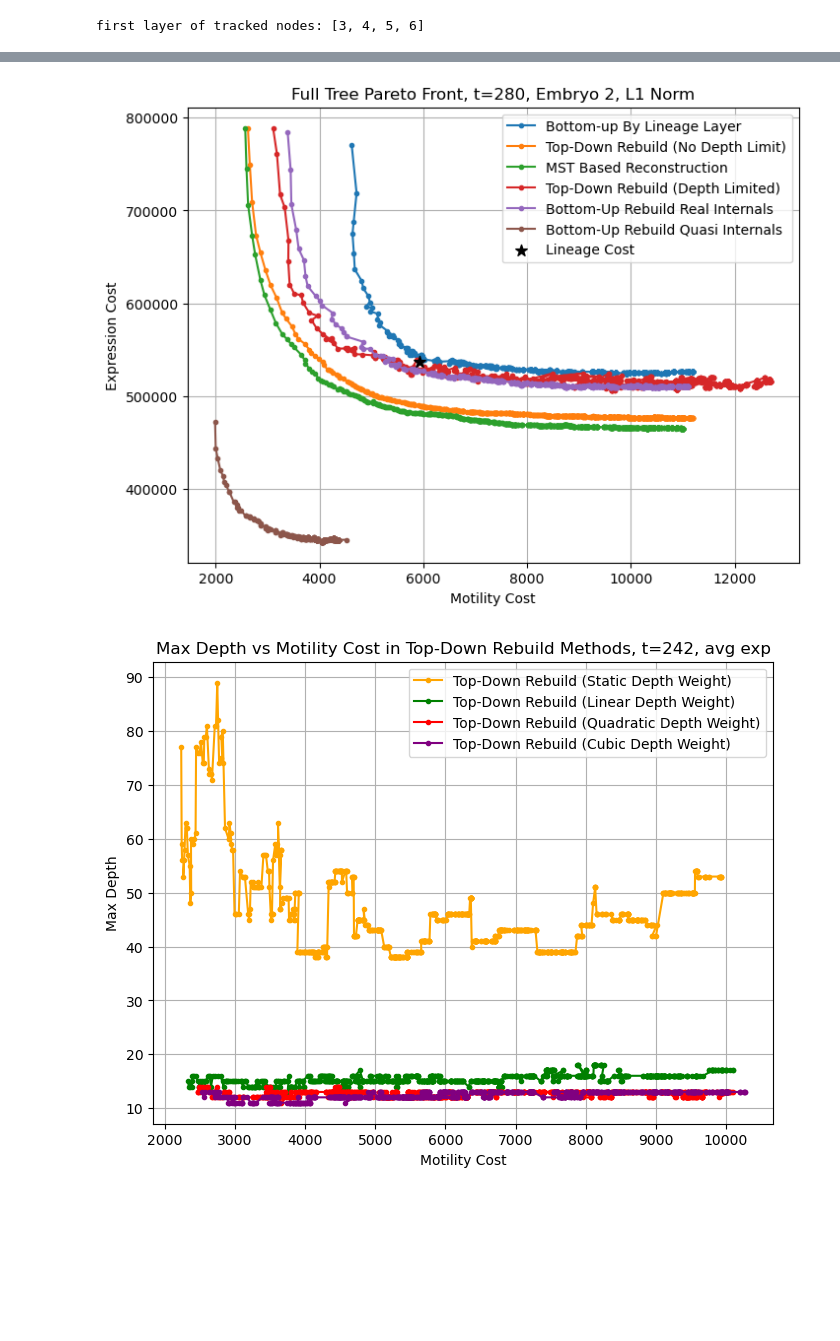
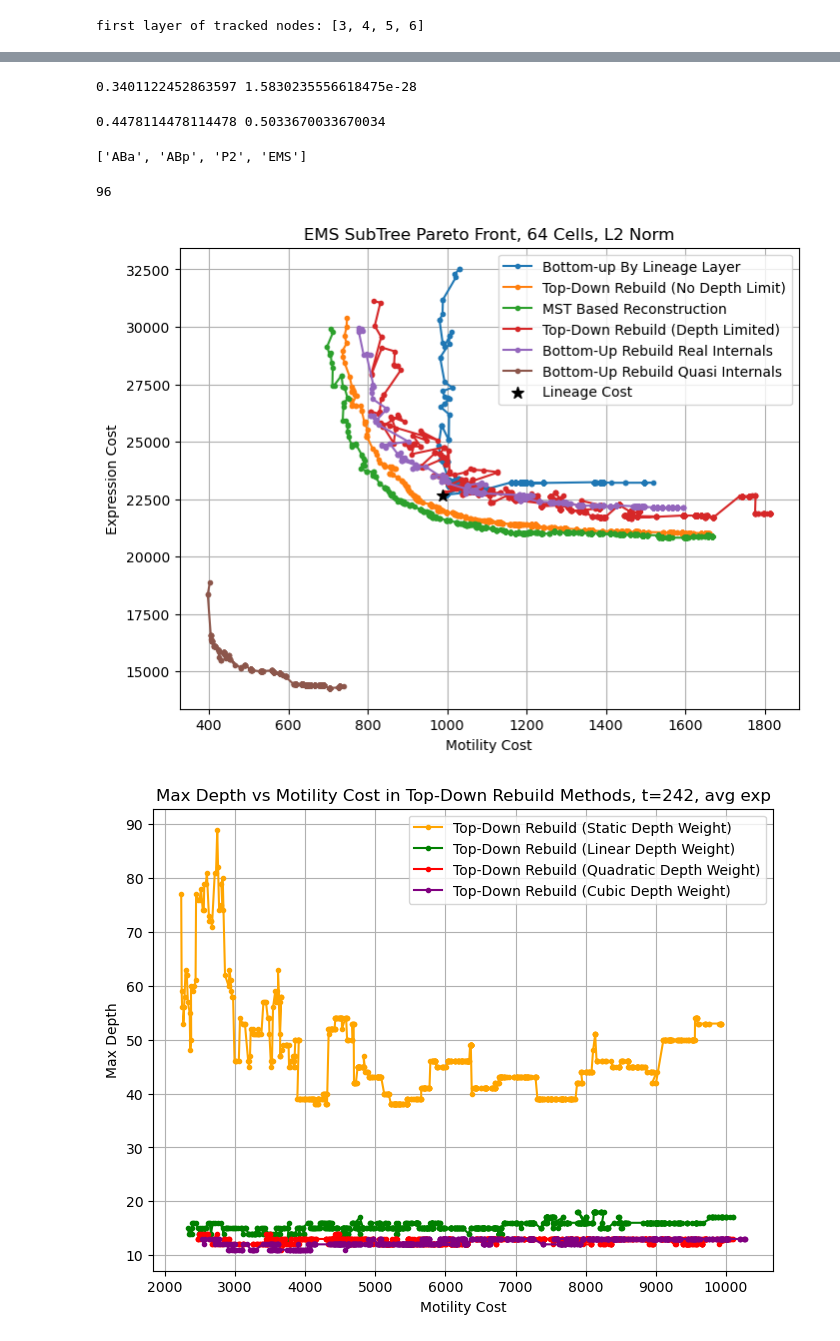
Before and after one commit to IcyFermion/embryogenesis, a Jupyter notebook: pareto_core.ipynb, the cells around one changed output, grey strips where cells are left out. Drawn from its saved outputs; the diff is of its cells as text; code cells hidden in the pictures; blank space fills up the shorter version.

```diff
--- a/pareto_core.ipynb
+++ b/pareto_core.ipynb
@@ -147,3 +164,13 @@ common_lineages = untracked_nodes + common_lineages.tolist()
+# %%
+# using pruned common lineages, comment out to use all common lineages
+new_common_lineages = []
+for lineage in common_lineages:
+    if lineage in pruned_common_lineages:
+        new_common_lineages.append(lineage)
+old_commmon_lineages = common_lineages.copy()
+common_lineages = new_common_lineages
+# %%
+common_lineages = old_commmon_lineages
 # %%
 lineage_tree = LineageTree()
 # add first three nodes: ["AB", "P0", "P1"]
@@ -174,6 +202,7 @@ lineage_xyz_mat = lineage_xyz_df.loc[common_lineages].values
 lineage_exp_mat = lineage_exp_df.loc[common_lineages].values
 # %%
 first_layer = [(3,2), (4,2), (5,2), (6,2)]
+# first_layer = [(5,2)]
 
 opt = LineageOptimization(
     lineage_xyz_mat,
@@ -182,5 +211,5 @@ opt = LineageOptimization(
     first_internal_layer=first_layer,
     lineage_names=common_lineages,
     lineage_type_code_dict=complexity_code_dict,
-    exp_norm=1)
+    exp_norm=2)
 # %% [output]
@@ -209,7 +294,27 @@ pareto_list_top_down_rebuild_depth_cutoff = opt.top_down_rebuild_runner(depth_we
+# %%
+print(r, p)
+# %% [output]
+0.3401122452863597 1.5830235556618475e-28
 # %%
-pareto_list_paired_bottom_up_rebuild = opt.paired_bottom_up_rebuild_runner()
+
+terminal_lineage_ids = [opt.lineage_tree.lineage_id_mapping[tree_id] for tree_id in opt.terminal_tree_ids]
+internal_lineage_ids = [opt.lineage_tree.lineage_id_mapping[tree_id] for tree_id in opt.internal_tree_ids]
+res0 = opt.terminal_only_rebuild(terminal_lineage_ids=terminal_lineage_ids, internal_lineage_ids=internal_lineage_ids, use_kd_tree=True, idx=0)
+res1 = opt.terminal_only_rebuild(terminal_lineage_ids=terminal_lineage_ids, internal_lineage_ids=internal_lineage_ids, use_kd_tree=True, idx=1001)
+# %%
+print(res0[3], res1[3])
+# %% [output]
+0.4478114478114478 0.5033670033670034
 # %%
 pareto_list_terminal_only_kd_internal = opt.terminal_only_rebuild_runner(use_kd_tree=True)
+# %%
+common_lineages[3:7]
+# %% [output]
+['ABa', 'ABp', 'P2', 'EMS']
+# %%
+len(opt.terminal_tree_ids)
+# %% [output]
+96
 # %%
 # save pareto_list_terminal_only_kd_internal as a pandas dataframe
 pareto_df_terminal_only_kd_internal = pd.DataFrame(pareto_list_terminal_only_kd_internal, columns=['xyz_cost', 'exp_cost', 'internal_selection_count'])
@@ -232,32 +337,32 @@ pareto_exp_cost_list_mst = results_df["MST Based Rebuild Exp Cost"].tolist()
 # %%
 pareto_xyz_cost_list_by_layer = [cost[0] for cost in pareto_list_by_layer]
 pareto_exp_cost_list_by_layer = [cost[1] for cost in pareto_list_by_layer]
 pareto_xyz_cost_list_top_down_rebuild = [cost[0] for cost in pareto_list_top_down_rebuild]
 pareto_exp_cost_list_top_down_rebuild = [cost[1] for cost in pareto_list_top_down_rebuild]
 pareto_xyz_cost_list_mst = [cost[0] for cost in pareto_mst_list]
 pareto_exp_cost_list_mst = [cost[1] for cost in pareto_mst_list]
 pareto_xyz_cost_list_top_down_rebuild_depth_cutoff = [cost[0] for cost in pareto_list_top_down_rebuild_depth_cutoff]
 pareto_exp_cost_list_top_down_rebuild_depth_cutoff = [cost[1] for cost in pareto_list_top_down_rebuild_depth_cutoff]
 pareto_xyz_cost_list_paired_bottom_up_rebuild = [cost[0] for cost in pareto_list_paired_bottom_up_rebuild]
 pareto_exp_cost_list_paired_bottom_up_rebuild = [cost[1] for cost in pareto_list_paired_bottom_up_rebuild]
-# pareto_xyz_cost_list_terminal_only_kd_internal = [cost[0] for cost in pareto_list_terminal_only_kd_internal]
-# pareto_exp_cost_list_terminal_only_kd_internal = [cost[1] for cost in pareto_list_terminal_only_kd_internal]
+pareto_xyz_cost_list_terminal_only_kd_internal = [cost[0] for cost in pareto_list_terminal_only_kd_internal]
+pareto_exp_cost_list_terminal_only_kd_internal = [cost[1] for cost in pareto_list_terminal_only_kd_internal]
 plt.figure(figsize=(8, 6))
 plt.plot(pareto_xyz_cost_list_by_layer, pareto_exp_cost_list_by_layer, marker='o', linestyle='-',  markersize=3, label='Bottom-up By Lineage Layer')
 plt.plot(pareto_xyz_cost_list_top_down_rebuild, pareto_exp_cost_list_top_down_rebuild, marker='o', linestyle='-',  markersize=3, label='Top-Down Rebuild (No Depth Limit)')
 plt.plot(pareto_xyz_cost_list_mst, pareto_exp_cost_list_mst, marker='o', linestyle='-',  markersize=3, label='MST Based Reconstruction')
 plt.plot(pareto_xyz_cost_list_top_down_rebuild_depth_cutoff, pareto_exp_cost_list_top_down_rebuild_depth_cutoff, marker='o', linestyle='-', markersize=3, label='Top-Down Rebuild (Depth Limited)')
 plt.plot(pareto_xyz_cost_list_paired_bottom_up_rebuild, pareto_exp_cost_list_paired_bottom_up_rebuild, marker='o', linestyle='-', markersize=3, label='Bottom-Up Rebuild Real Internals')
 plt.plot(pareto_xyz_cost_list_terminal_only_kd_internal, pareto_exp_cost_list_terminal_only_kd_internal, marker='o', linestyle='-', markersize=3, label='Bottom-Up Rebuild Quasi Internals')
 plt.xlabel('Motility Cost')
 plt.ylabel('Expression Cost')
 plt.scatter(opt.lineage_xyz_cost, opt.lineage_exp_cost, color='black', marker='*', label='Lineage Cost', zorder=99, s=75)
-plt.title(f'Full Tree Pareto Front, t=280, Embryo 2, L1 Norm')
+plt.title(f'EMS SubTree Pareto Front, 64 Cells, L2 Norm')
 plt.grid(True)
 plt.legend()
 plt.show()
 # %% [output]
-[figure, old version]
+[figure, new version]
 # %%
 results_df = pd.DataFrame({
     'Bottom-up By Layer XYZ Cost': pareto_xyz_cost_list_by_layer,
```
Also changed, not shown: parts of 41 cells of this notebook, 2 other files.
